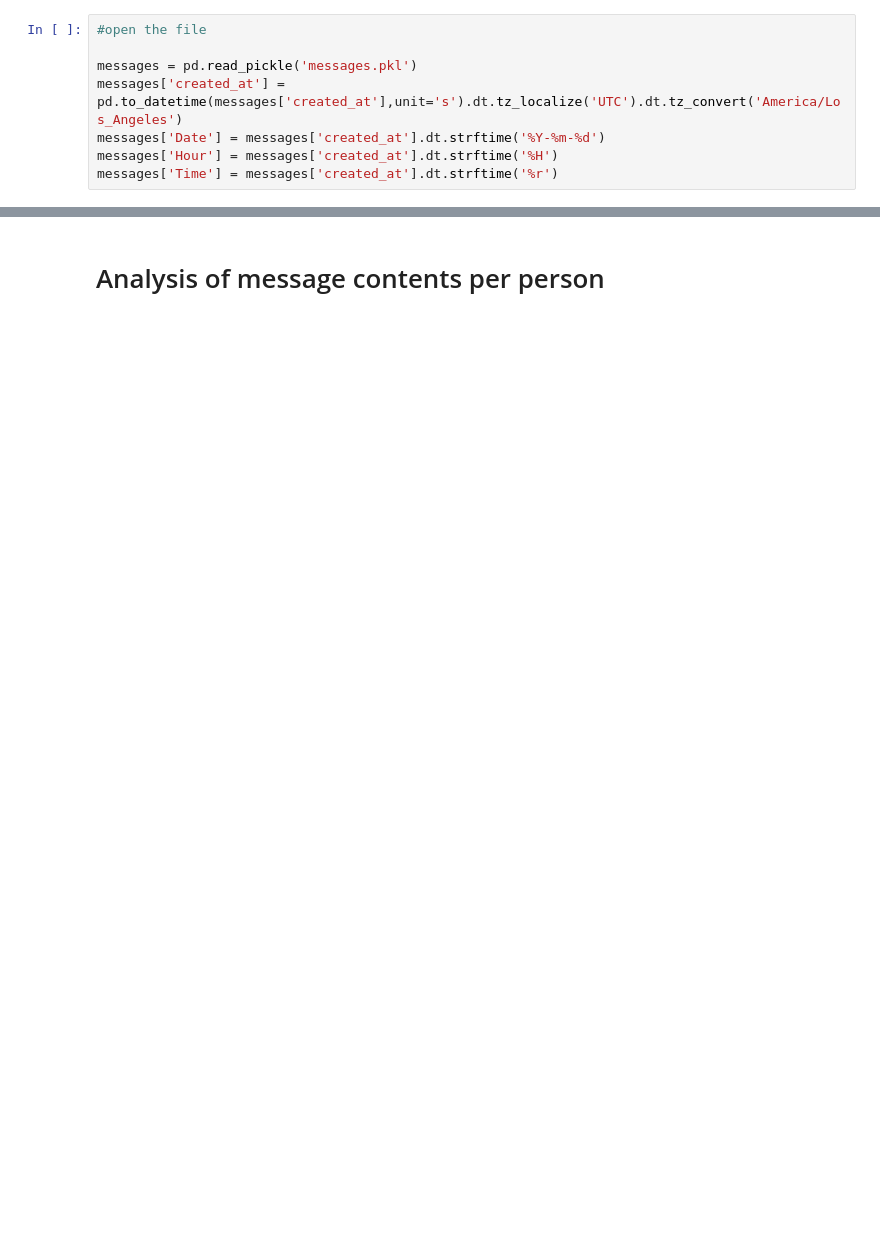
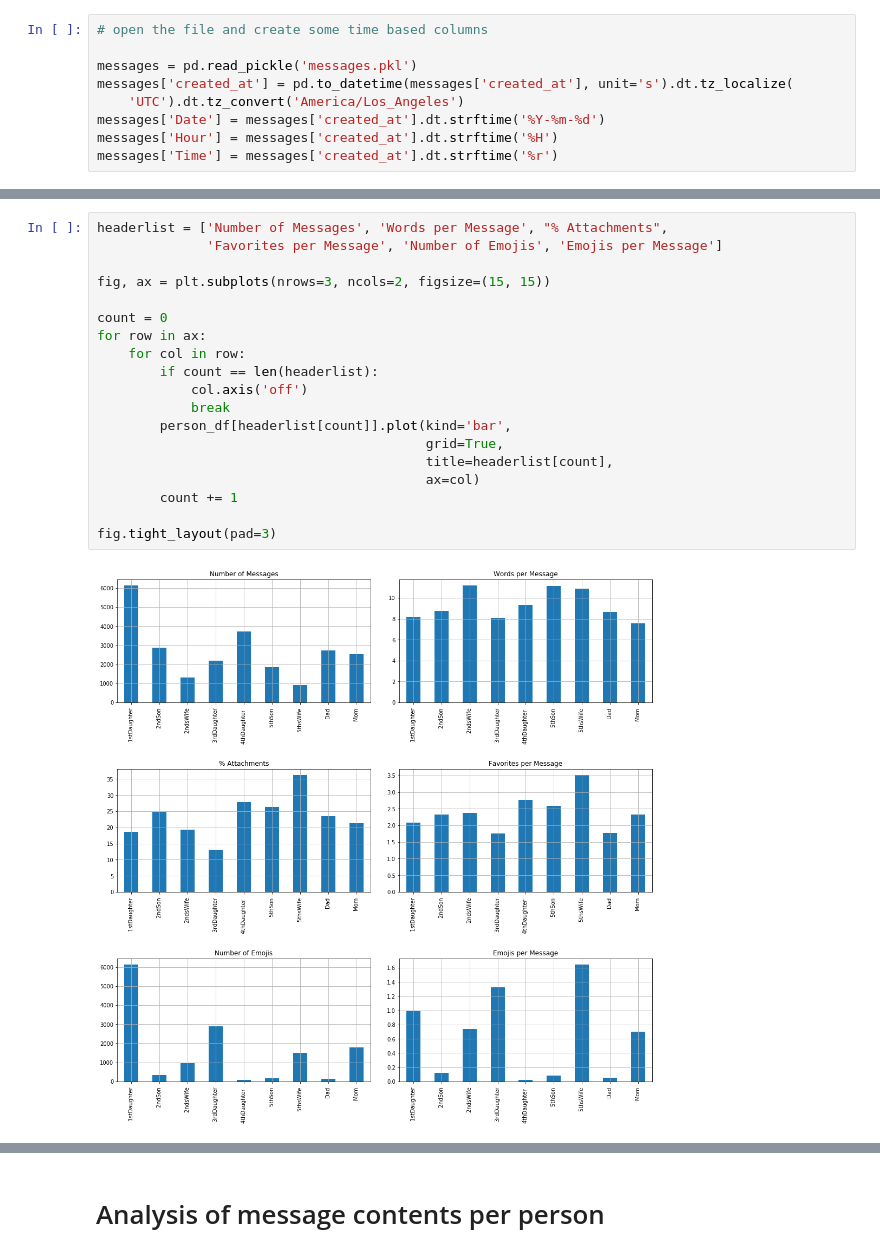
Before and after one commit to chipuha/Family-Group-Chat, a Jupyter notebook: FamilyChat.ipynb, the cells around one changed output, grey strips where cells are left out. Drawn from its saved outputs; the diff is of its cells as text; blank space fills up the shorter version.

Commit message:
Update FamilyChat.ipynb
Updated some of the write-up.  Condensed code and number of cells.

```diff
--- a/FamilyChat.ipynb
+++ b/FamilyChat.ipynb
@@ -21,8 +25,9 @@ from textblob import TextBlob
 # %%
-#open the file
+# open the file and create some time based columns
 
 messages = pd.read_pickle('messages.pkl')
-messages['created_at'] = pd.to_datetime(messages['created_at'],unit='s').dt.tz_localize('UTC').dt.tz_convert('America/Los_Angeles')
+messages['created_at'] = pd.to_datetime(messages['created_at'], unit='s').dt.tz_localize(
+    'UTC').dt.tz_convert('America/Los_Angeles')
 messages['Date'] = messages['created_at'].dt.strftime('%Y-%m-%d')
 messages['Hour'] = messages['created_at'].dt.strftime('%H')
 messages['Time'] = messages['created_at'].dt.strftime('%r')
@@ -140,0 +123,21 @@ for p in ax.patches:
+# %%
+headerlist = ['Number of Messages', 'Words per Message', "% Attachments",
+              'Favorites per Message', 'Number of Emojis', 'Emojis per Message']
+
+fig, ax = plt.subplots(nrows=3, ncols=2, figsize=(15, 15))
+
+count = 0
+for row in ax:
+    for col in row:
+        if count == len(headerlist):
+            col.axis('off')
+            break
+        person_df[headerlist[count]].plot(kind='bar',
+                                          grid=True,
+                                          title=headerlist[count],
+                                          ax=col)
+        count += 1
+
+fig.tight_layout(pad=3)
+# %% [output]
+[figure, added]
```
Also changed, not shown: parts of 35 cells of this notebook.
